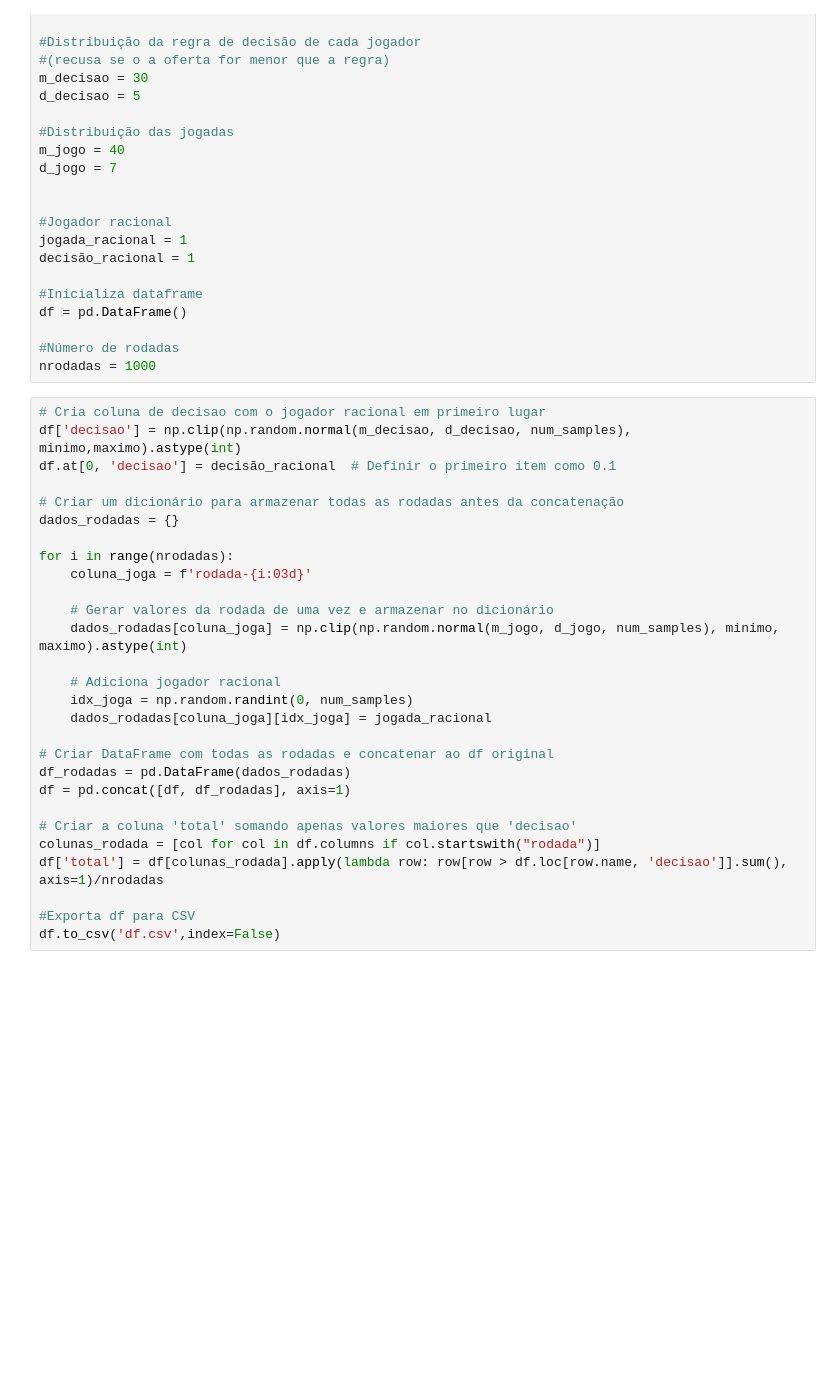
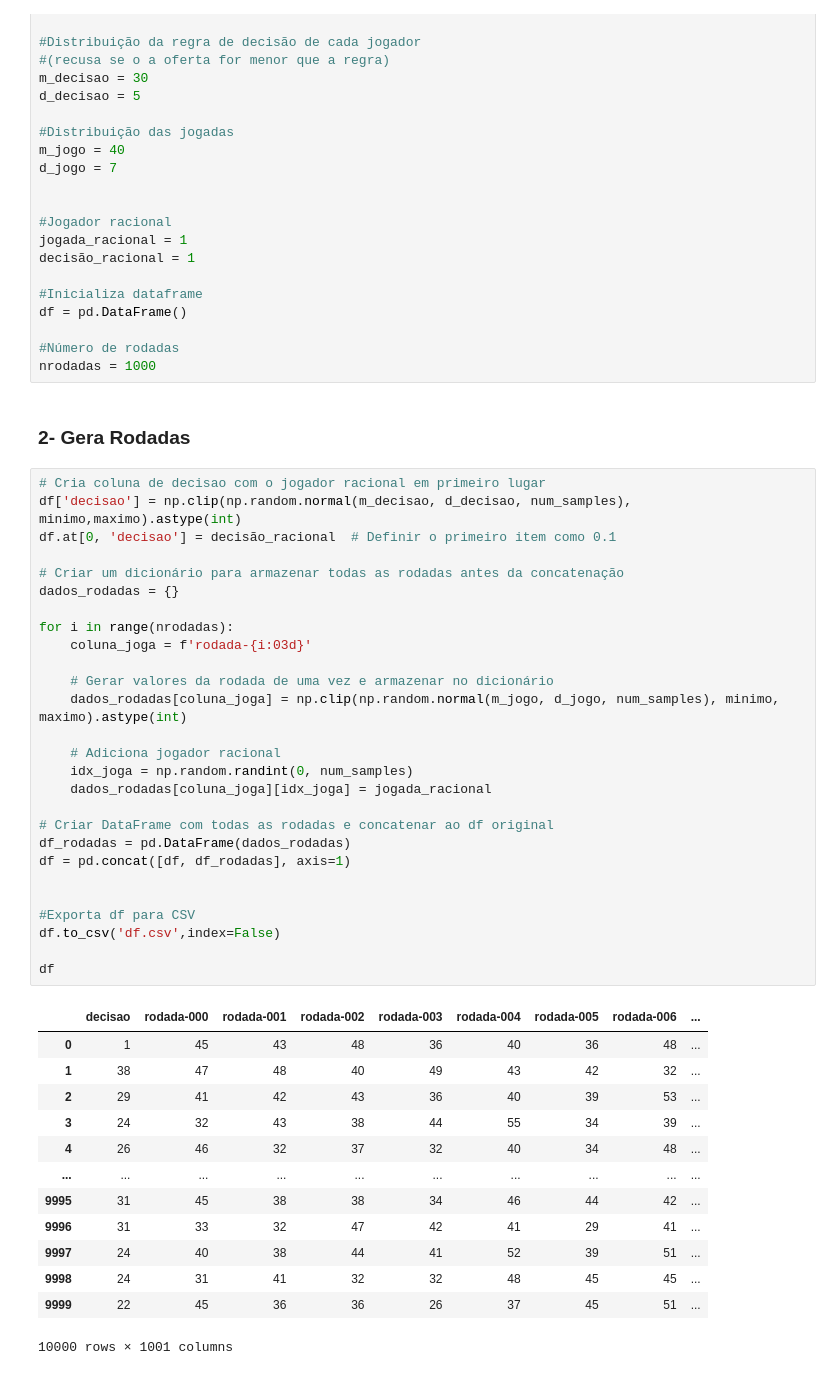
Before and after one commit to G-Cintra/Micro-3, a Jupyter notebook: Ultimato.ipynb, the cells around one changed output. Cells and saved outputs as stored; diff of their text form; blank space fills up the shorter version.

```diff
--- a/Ultimato.ipynb
+++ b/Ultimato.ipynb
@@ -31,31 +33,46 @@ df = pd.DataFrame()
 
 #Número de rodadas
 nrodadas = 1000
+# %% [markdown]
+### 2- Gera Rodadas
 # %%
 # Cria coluna de decisao com o jogador racional em primeiro lugar
 df['decisao'] = np.clip(np.random.normal(m_decisao, d_decisao, num_samples), minimo,maximo).astype(int)
 df.at[0, 'decisao'] = decisão_racional  # Definir o primeiro item como 0.1
 
 # Criar um dicionário para armazenar todas as rodadas antes da concatenação
 dados_rodadas = {}
 
 for i in range(nrodadas):
     coluna_joga = f'rodada-{i:03d}'
 
     # Gerar valores da rodada de uma vez e armazenar no dicionário
     dados_rodadas[coluna_joga] = np.clip(np.random.normal(m_jogo, d_jogo, num_samples), minimo, maximo).astype(int)
 
     # Adiciona jogador racional
     idx_joga = np.random.randint(0, num_samples)
     dados_rodadas[coluna_joga][idx_joga] = jogada_racional
 
 # Criar DataFrame com todas as rodadas e concatenar ao df original
 df_rodadas = pd.DataFrame(dados_rodadas)
 df = pd.concat([df, df_rodadas], axis=1)
 
-# Criar a coluna 'total' somando apenas valores maiores que 'decisao'
-colunas_rodada = [col for col in df.columns if col.startswith("rodada")]
-df['total'] = df[colunas_rodada].apply(lambda row: row[row > df.loc[row.name, 'decisao']].sum(), axis=1)/nrodadas
 
 #Exporta df para CSV
 df.to_csv('df.csv',index=False)
+
+df
+# %% [output]
+|  | decisao | rodada-000 | rodada-001 | rodada-002 | rodada-003 | rodada-004 | rodada-005 | rodada-006 | ... |
+| 0 | 1 | 45 | 43 | 48 | 36 | 40 | 36 | 48 | ... |
+| 1 | 38 | 47 | 48 | 40 | 49 | 43 | 42 | 32 | ... |
+| 2 | 29 | 41 | 42 | 43 | 36 | 40 | 39 | 53 | ... |
+| 3 | 24 | 32 | 43 | 38 | 44 | 55 | 34 | 39 | ... |
+| 4 | 26 | 46 | 32 | 37 | 32 | 40 | 34 | 48 | ... |
+| ... | ... | ... | ... | ... | ... | ... | ... | ... | ... |
+| 9995 | 31 | 45 | 38 | 38 | 34 | 46 | 44 | 42 | ... |
+| 9996 | 31 | 33 | 32 | 47 | 42 | 41 | 29 | 41 | ... |
+| 9997 | 24 | 40 | 38 | 44 | 41 | 52 | 39 | 51 | ... |
+| 9998 | 24 | 31 | 41 | 32 | 32 | 48 | 45 | 45 | ... |
+| 9999 | 22 | 45 | 36 | 36 | 26 | 37 | 45 | 51 | ... |
+10000 rows × 1001 columns
```
Also changed, not shown: parts of 12 cells of this notebook, 5 other files.
